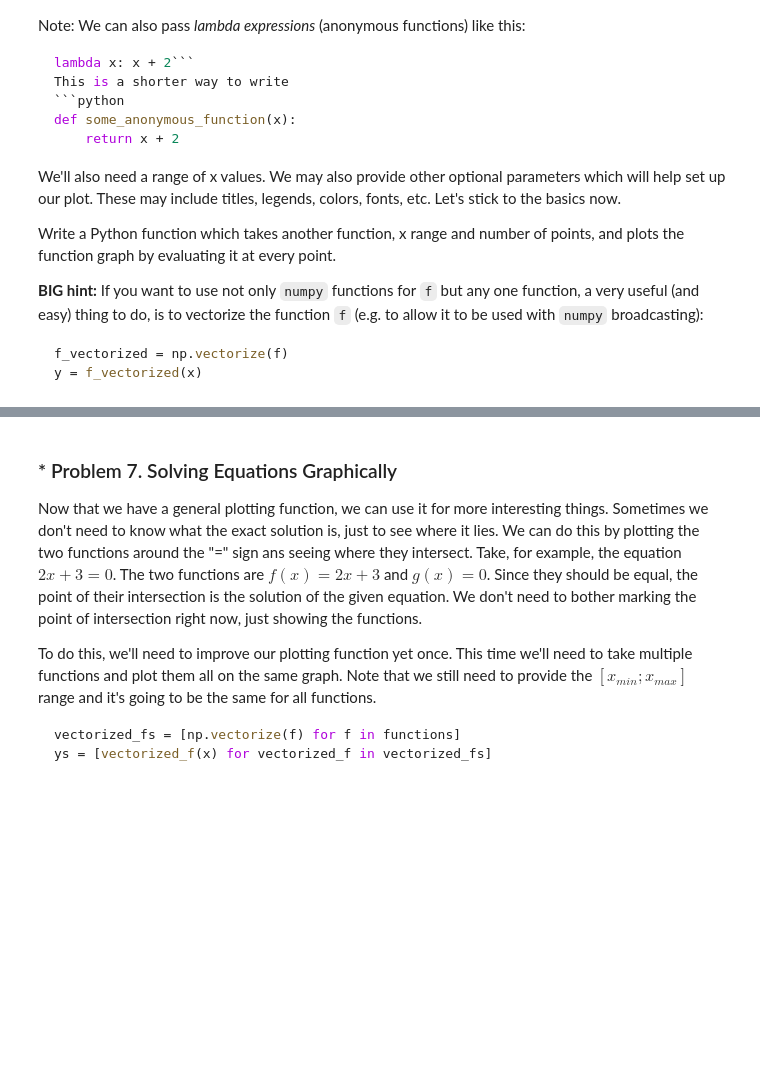
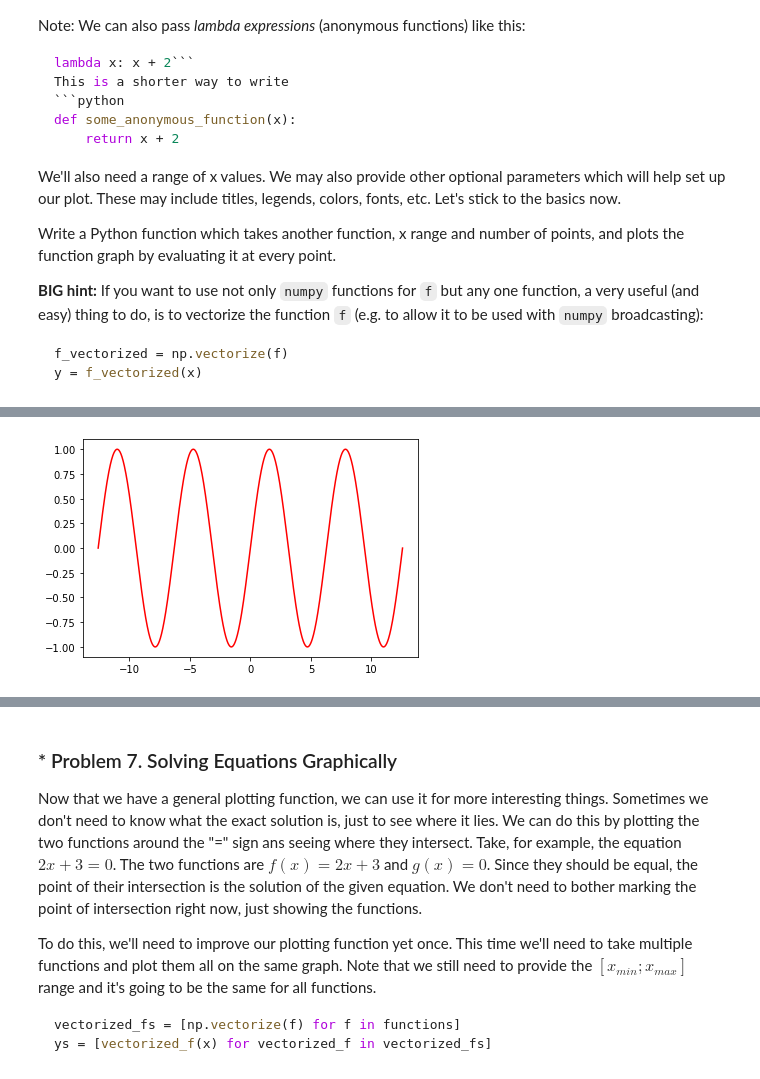
Before and after one commit to petardmnv/Math-Concepts-for-Developers, a Jupyter notebook: High-School-Maths/02. High-School-Maths-Exercise/High-School Maths Exercise.ipynb, the cells around one changed output, grey strips where cells are left out. Drawn from its saved outputs; the diff is of its cells as text; code cells hidden in the pictures; blank space fills up the shorter version.

```diff
--- a/High-School-Maths/02. High-School-Maths-Exercise/High-School Maths Exercise.ipynb
+++ b/High-School-Maths/02. High-School-Maths-Exercise/High-School Maths Exercise.ipynb
@@ -483,0 +470,4 @@ plot_math_function(lambda x: np.sin(x) / x, -4 * np.pi, 4 * np.pi, 1000)
+# %%
+plot_math_function(lambda x: np.sin(x), -4 * np.pi, 4 * np.pi, 1000)
+# %% [output]
+[figure, added]
```
Also changed, not shown: parts of 14 cells of this notebook, 1 other file.
